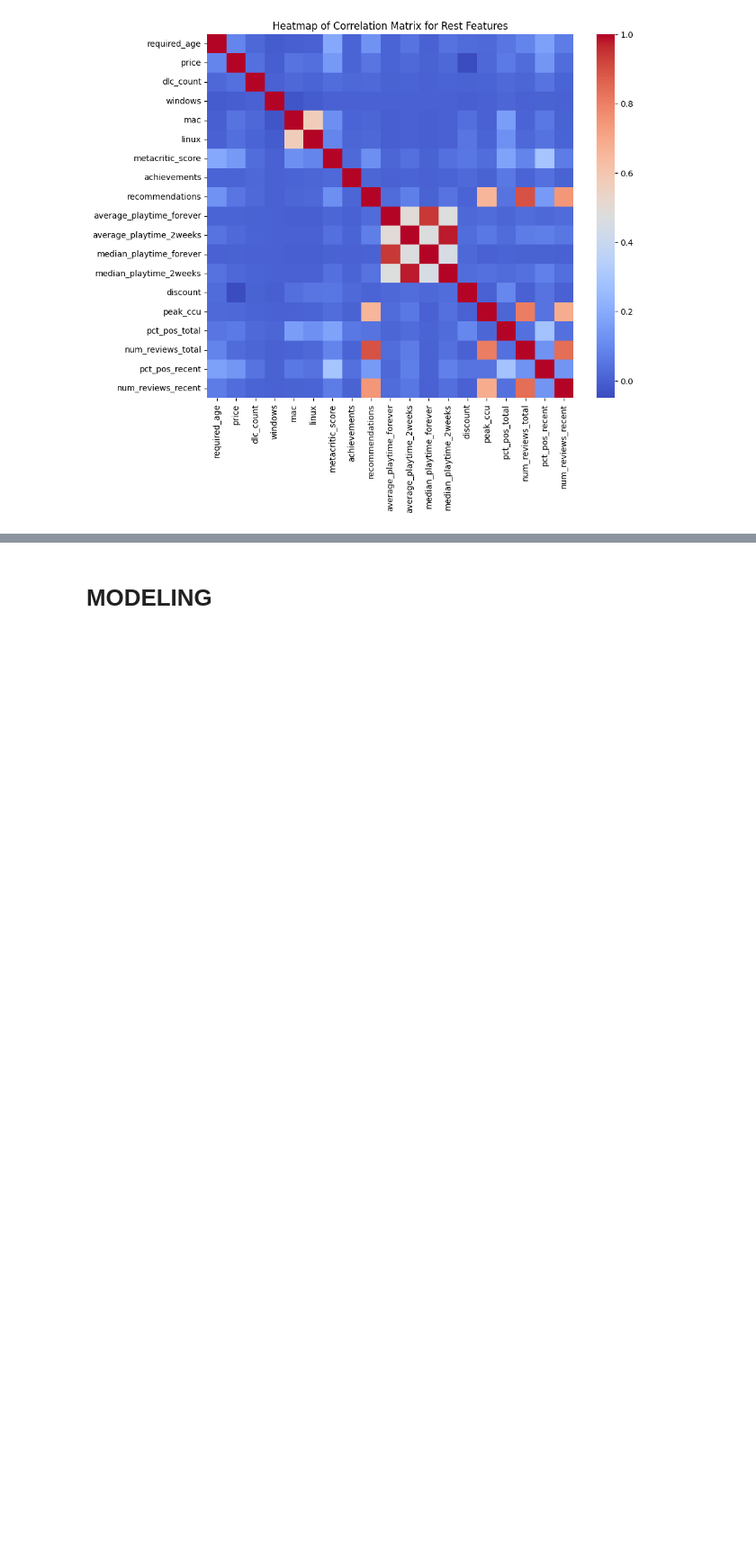
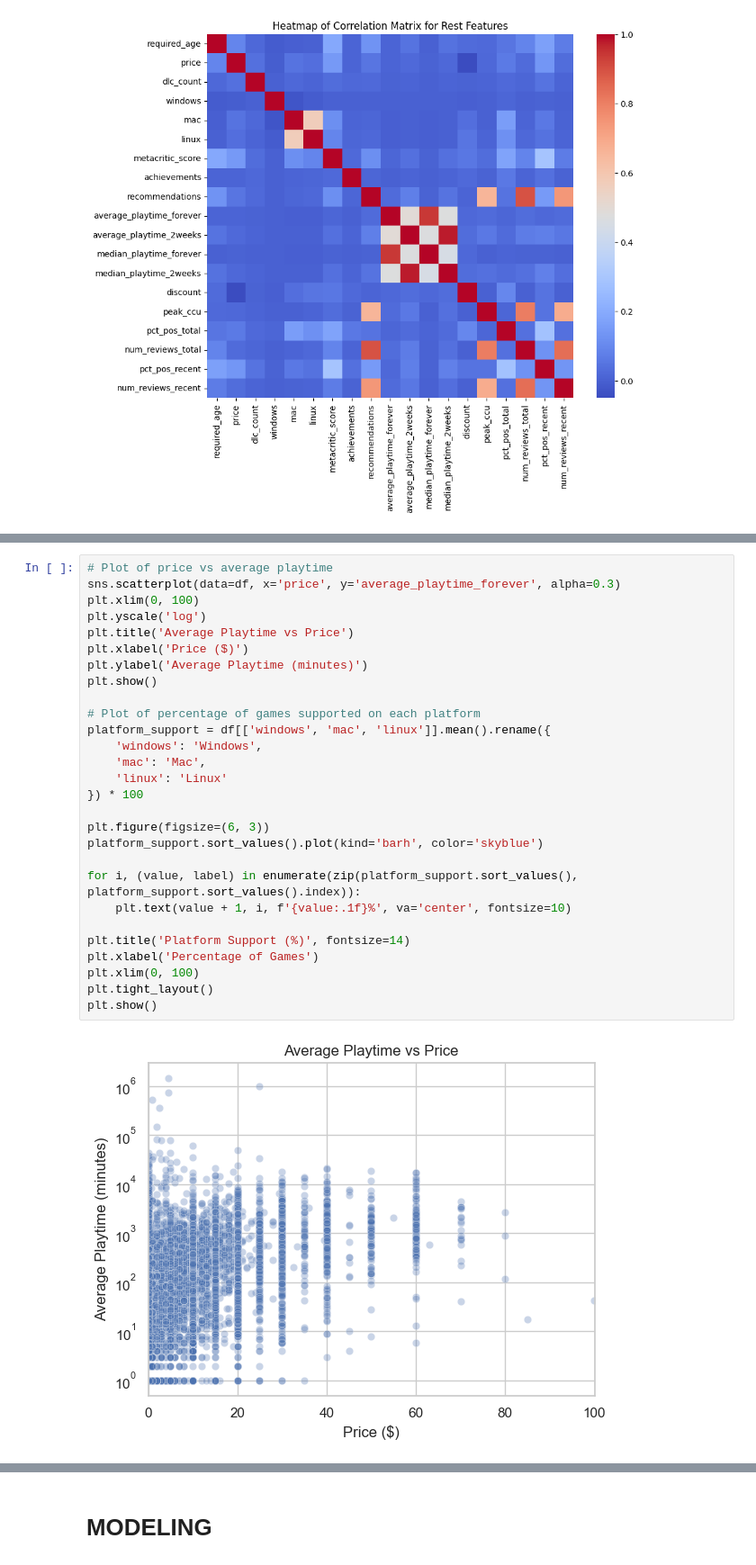
Before and after one commit to bvogler10/CS506_FinalProject, a Jupyter notebook: new-game-plus-backend/newgameplus/notebook.ipynb, the cells around one changed output, grey strips where cells are left out. Shown: that part at 90% size. Saved outputs shown, nothing was run; the diff lists cells and outputs as text; blank space fills up the shorter version.

```diff
--- a/new-game-plus-backend/newgameplus/notebook.ipynb
+++ b/new-game-plus-backend/newgameplus/notebook.ipynb
@@ -239,3 +238,33 @@ X
 | 94946 | 0 | 29.99 | 0 | 1 | 0 | 0 | 0 | 34 | ... |
 | 94947 | 0 | 9.99 | 0 | 1 | 0 | 0 | 0 | 12 | ... |
 94946 rows × 92 columns
+# %%
+# Plot of price vs average playtime
+sns.scatterplot(data=df, x='price', y='average_playtime_forever', alpha=0.3)
+plt.xlim(0, 100)
+plt.yscale('log')
+plt.title('Average Playtime vs Price')
+plt.xlabel('Price ($)')
+plt.ylabel('Average Playtime (minutes)')
+plt.show()
+
+# Plot of percentage of games supported on each platform
+platform_support = df[['windows', 'mac', 'linux']].mean().rename({
+    'windows': 'Windows',
+    'mac': 'Mac',
+    'linux': 'Linux'
+}) * 100
+
+plt.figure(figsize=(6, 3))
+platform_support.sort_values().plot(kind='barh', color='skyblue')
+
+for i, (value, label) in enumerate(zip(platform_support.sort_values(), platform_support.sort_values().index)):
+    plt.text(value + 1, i, f'{value:.1f}%', va='center', fontsize=10)
+
+plt.title('Platform Support (%)', fontsize=14)
+plt.xlabel('Percentage of Games')
+plt.xlim(0, 100)
+plt.tight_layout()
+plt.show()
+# %% [output]
+[figure, added]
```
Also changed, not shown: parts of 3 cells of this notebook.
